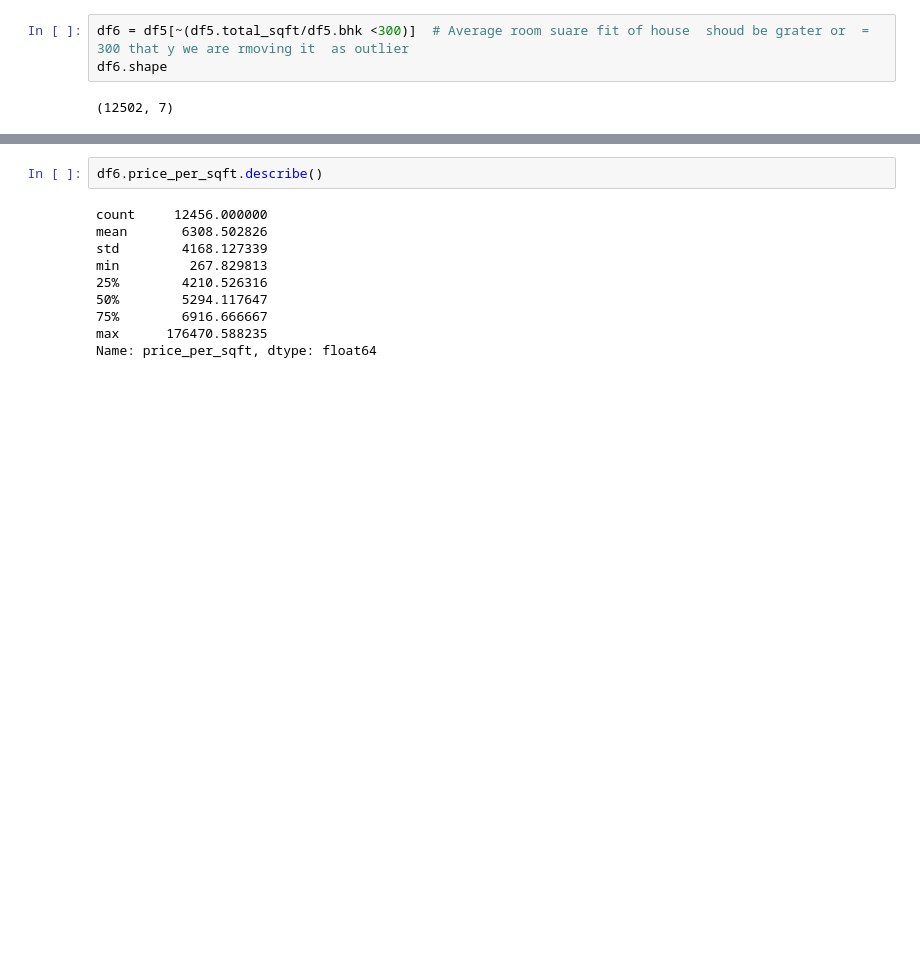
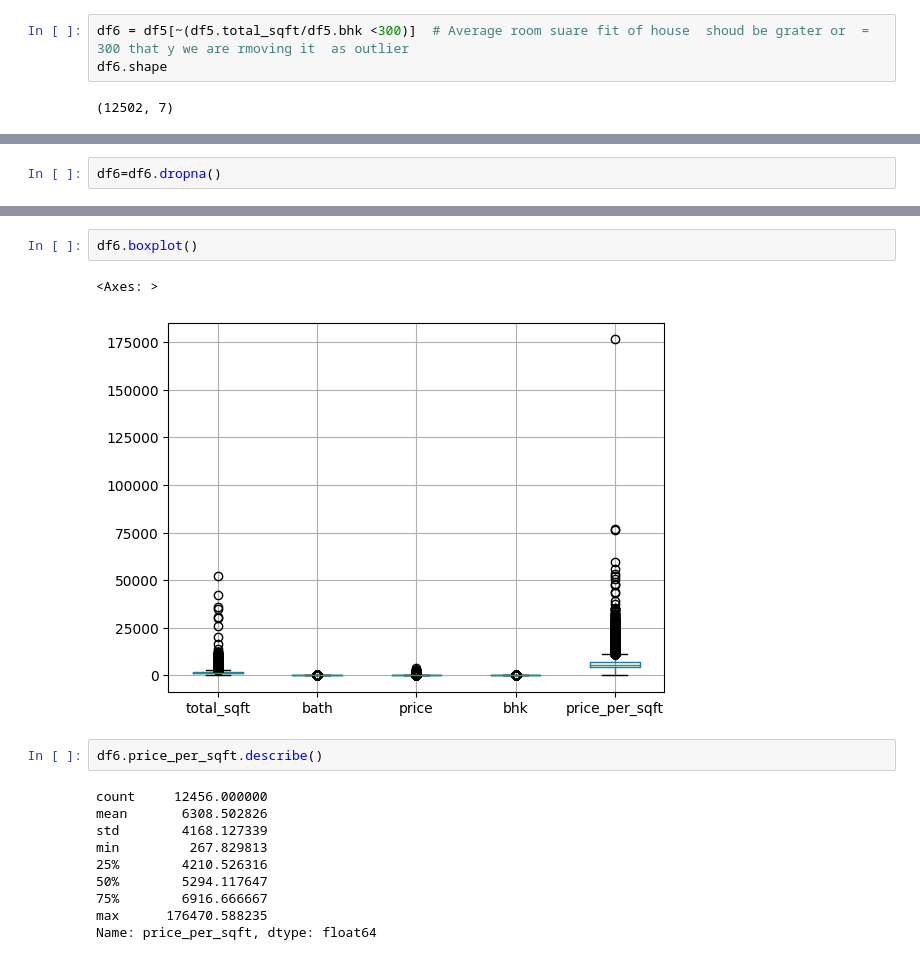
Before and after one commit to Aman811630/Real-Estate-Price-Prediction-Project-, a Jupyter notebook: Real_Estate_Price_Prediction_Project_.ipynb, the cells around one changed output, grey strips where cells are left out. Cells and saved outputs as stored; diff of their text form; blank space fills up the shorter version.

```diff
--- a/Real_Estate_Price_Prediction_Project_.ipynb
+++ b/Real_Estate_Price_Prediction_Project_.ipynb
@@ -261,0 +293,2 @@ df6.shape
+# %%
+df6=df6.dropna()
@@ -262,3 +312,8 @@ df6.shape
+# %%
+df6.boxplot()
+# %% [output]
+<Axes: >
+[figure, added]
 # %%
 df6.price_per_sqft.describe()
 # %% [output]
```
Also changed, not shown: parts of 48 cells of this notebook.
